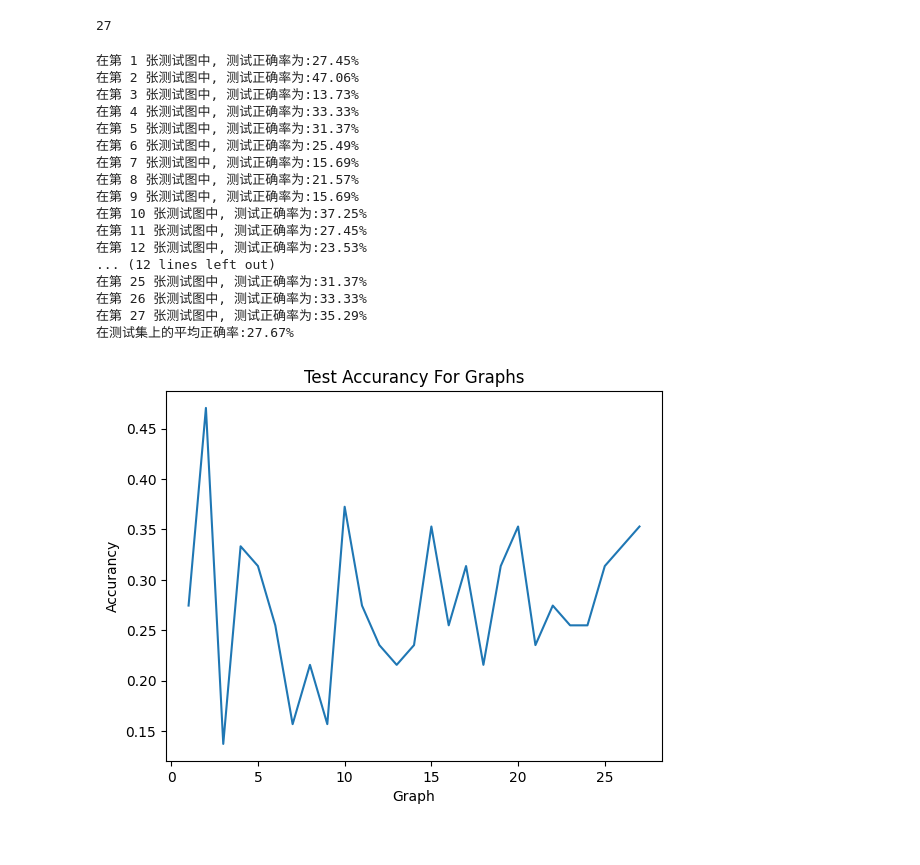
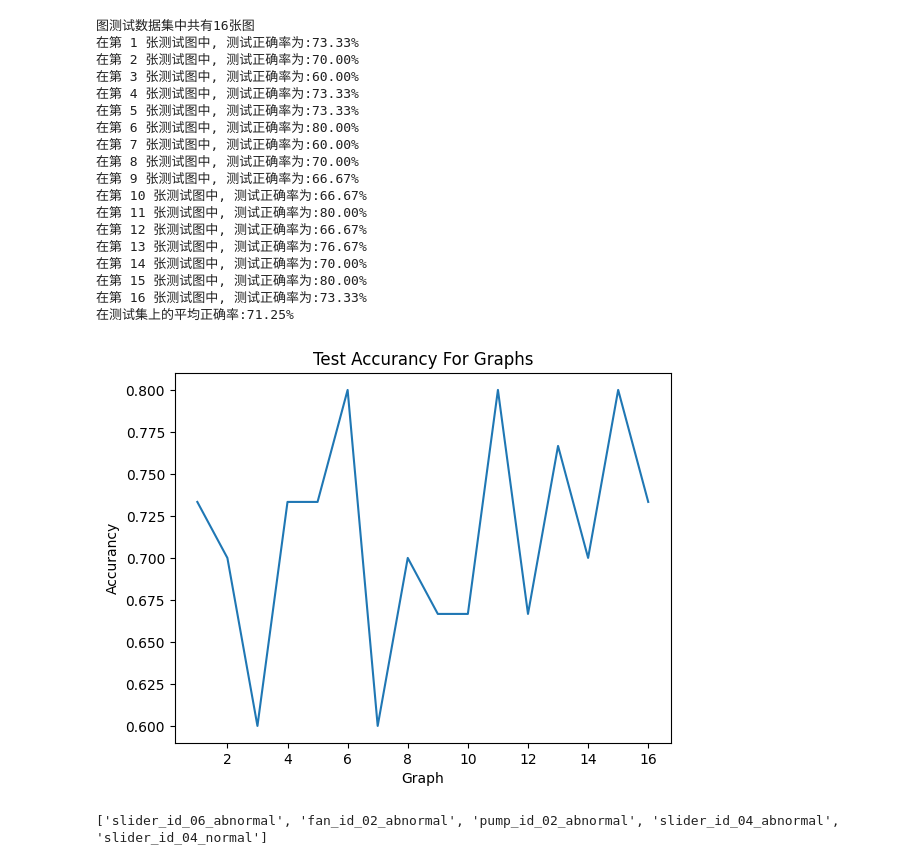
Before and after one commit to L1ndenbaum/GraphConvNetwork, a Jupyter notebook: GraphConv.ipynb, the cells around one changed output. Drawn from its saved outputs; the diff is of its cells as text; code cells hidden in the pictures.

```diff
--- a/GraphConv.ipynb
+++ b/GraphConv.ipynb
@@ -195,47 +283,32 @@ Epoch:400  |  GCN_Loss :0.00593  |  Query_Acc:66.67%
 # %%
-test_graphs = utils.to_graph_dataset(cnn, test_loader, device=args.device)
+# GCN测试
+test_graphs = to_graph_dataset(cnn, test_loader, device=args.device)
 graph_testset = datasets.GraphDataset(graphs=test_graphs)
 graph_testloader = GeometricDataLoader(graph_testset, batch_size=1, shuffle=False)
-print(len(graph_testloader))
+print(f"图测试数据集中共有{len(graph_testloader)}张图")
+utils.gcn_test(gcn, graph_testloader, args)
 # %% [output]
-27
+图测试数据集中共有16张图
+在第 1 张测试图中, 测试正确率为:73.33%
+在第 2 张测试图中, 测试正确率为:70.00%
+在第 3 张测试图中, 测试正确率为:60.00%
+在第 4 张测试图中, 测试正确率为:73.33%
+在第 5 张测试图中, 测试正确率为:73.33%
+在第 6 张测试图中, 测试正确率为:80.00%
+在第 7 张测试图中, 测试正确率为:60.00%
+在第 8 张测试图中, 测试正确率为:70.00%
+在第 9 张测试图中, 测试正确率为:66.67%
+在第 10 张测试图中, 测试正确率为:66.67%
+在第 11 张测试图中, 测试正确率为:80.00%
+在第 12 张测试图中, 测试正确率为:66.67%
+在第 13 张测试图中, 测试正确率为:76.67%
+在第 14 张测试图中, 测试正确率为:70.00%
+在第 15 张测试图中, 测试正确率为:80.00%
+在第 16 张测试图中, 测试正确率为:73.33%
+在测试集上的平均正确率:71.25%
+[figure, added]
-# %%
-def gcn_test(gcn, graph_testloader, device):
-
-    def get_acc(y_hat, y):
-        return torch.sum(y_hat == y) / len(y)
-
-    accs = []
-    with torch.no_grad():
-        for graph_idx, graph in enumerate(graph_testloader):
-            x, y = graph.x.to(device), graph.y.to(device)
-            edge_index, edge_weight = graph.edge_index.to(device), graph.edge_weight.to(device)
-            y_hat = gcn(x, edge_index, edge_weight).argmax(axis=-1)
-            accs.append(get_acc(y_hat, y).item())
-            print(f"在第 {graph_idx+1} 张测试图中, 测试正确率为:{accs[-1]*100:.2f}%")
-    print(f"在测试集上的平均正确率:{sum(accs) / len(accs)*100:.2f}%")
-    plt.plot(list(range(1, len(graph_testloader)+1)), accs)
-    plt.xlabel('Graph')
-    plt.ylabel('Accurancy')
-    plt.title('Test Accurancy For Graphs')
-
-gcn_test(gcn, graph_testloader, args.device)
-# %% [output]
-在第 1 张测试图中, 测试正确率为:27.45%
-在第 2 张测试图中, 测试正确率为:47.06%
-在第 3 张测试图中, 测试正确率为:13.73%
-在第 4 张测试图中, 测试正确率为:33.33%
-在第 5 张测试图中, 测试正确率为:31.37%
-在第 6 张测试图中, 测试正确率为:25.49%
-在第 7 张测试图中, 测试正确率为:15.69%
-在第 8 张测试图中, 测试正确率为:21.57%
-在第 9 张测试图中, 测试正确率为:15.69%
-在第 10 张测试图中, 测试正确率为:37.25%
-在第 11 张测试图中, 测试正确率为:27.45%
-在第 12 张测试图中, 测试正确率为:23.53%
-... (12 lines left out)
-在第 25 张测试图中, 测试正确率为:31.37%
-在第 26 张测试图中, 测试正确率为:33.33%
-在第 27 张测试图中, 测试正确率为:35.29%
-在测试集上的平均正确率:27.67%
-[figure, removed]
+# %%
+#torch.save(cnn.state_dict, "cnn_params.pth")
+print(mimii_dataset.N_classes)
+# %% [output]
+['slider_id_06_abnormal', 'fan_id_02_abnormal', 'pump_id_02_abnormal', 'slider_id_04_abnormal', 'slider_id_04_normal']
```
Also changed, not shown: parts of 6 cells of this notebook, 5 other files.
